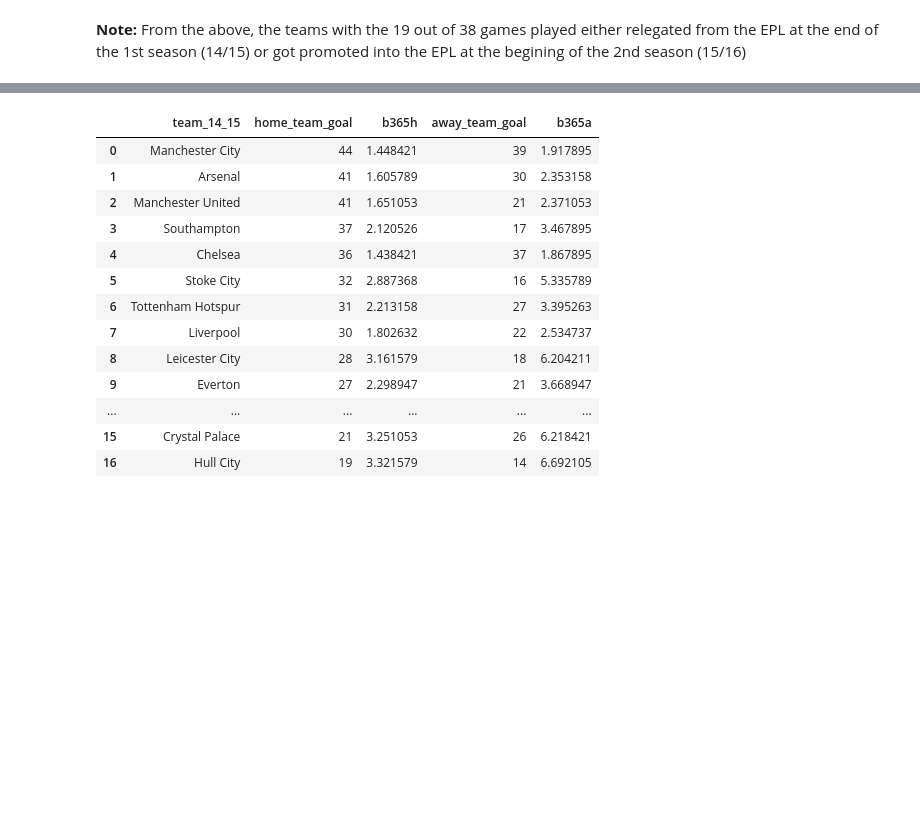
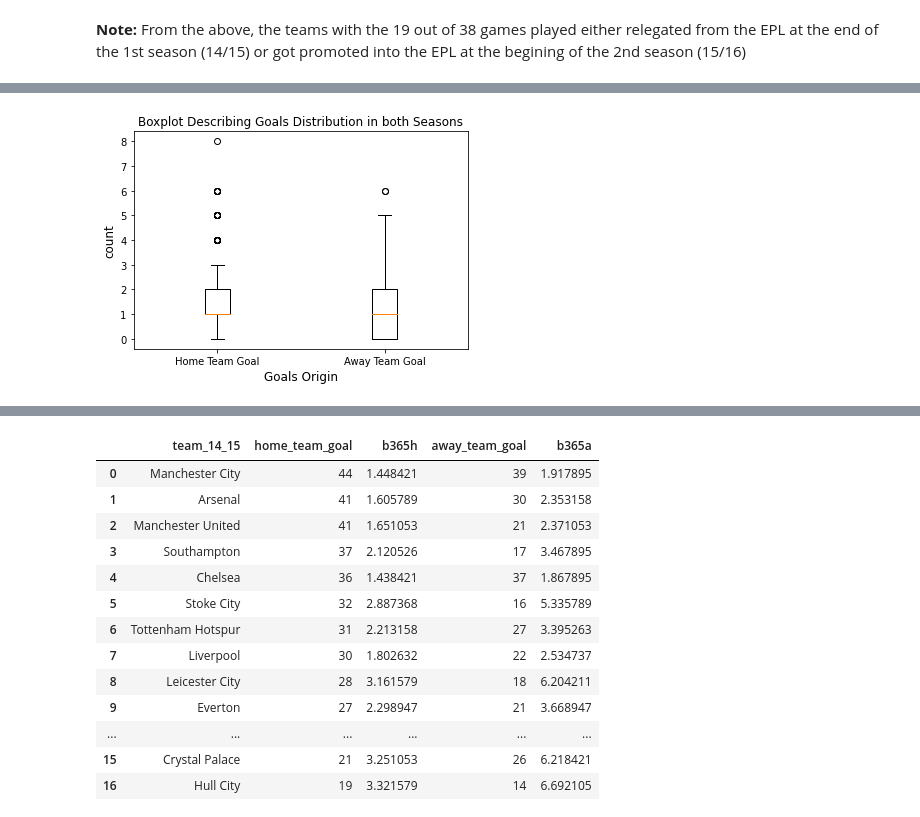
Before and after one commit to Damola-Adedoyin/DA_soccer_dataset_project, a Jupyter notebook: ALX-Udacity Project 1— Investigating a Soccer Dataset.ipynb, the cells around one changed output, grey strips where cells are left out. Saved outputs shown, nothing was run; the diff lists cells and outputs as text; code cells hidden in the pictures; blank space fills up the shorter version.

```diff
--- a/ALX-Udacity Project 1— Investigating a Soccer Dataset.ipynb
+++ b/ALX-Udacity Project 1— Investigating a Soccer Dataset.ipynb
@@ -388,0 +397,8 @@ Name: home_teams, dtype: int64
+# %%
+plt.boxplot(df[["home_team_goal", "away_team_goal"]])
+plt.xticks([1,2], ["Home Team Goal", "Away Team Goal"])
+plt.xlabel("Goals Origin", fontsize=12)
+plt.ylabel("count", fontsize=12)
+plt.title("Boxplot Describing Goals Distribution in both Seasons", fontsize=12);
+# %% [output]
+[figure, added]
```
Also changed, not shown: parts of 15 cells of this notebook, 1 other file.
